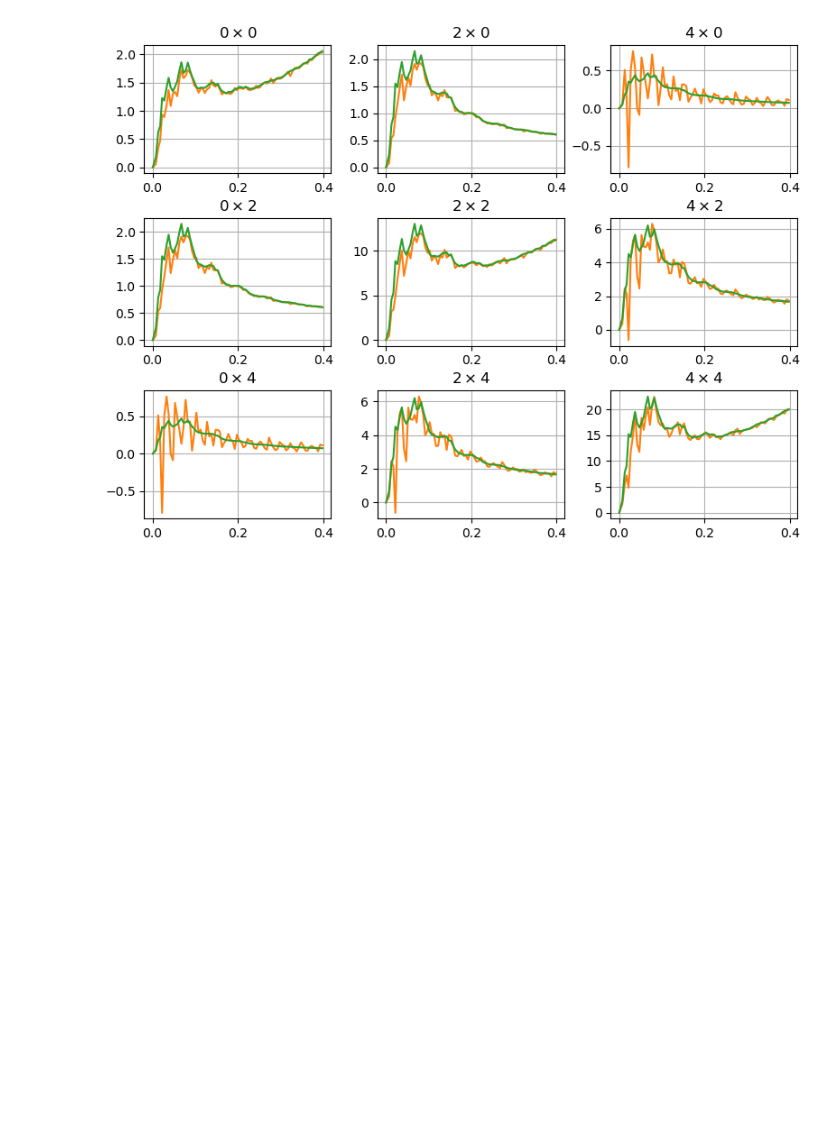
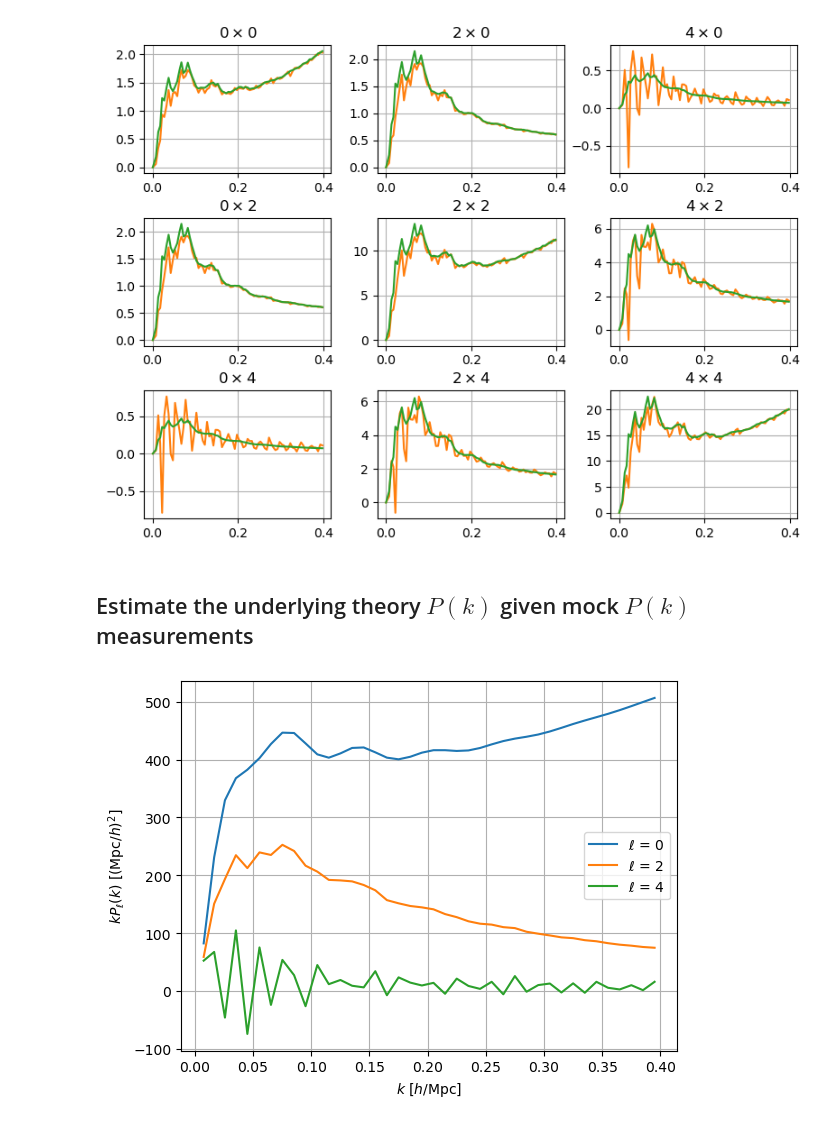
Before and after one commit to adematti/jax-power, a Jupyter notebook: nb/disconnected_covariance.ipynb, the cells around one changed output. Saved outputs shown, nothing was run; the diff lists cells and outputs as text; code cells hidden in the pictures; blank space fills up the shorter version.

```diff
--- a/nb/disconnected_covariance.ipynb
+++ b/nb/disconnected_covariance.ipynb
@@ -72,3 +76,26 @@ covmat_smooth.plot_diag(ytransform = lambda x, y: x**4 * y, color='C2', fig=fig,
 # %% [output]
 [figure]
 [figure]
+# %% [markdown]
+## Estimate the underlying theory $P(k)$ given mock $P(k)$ measurements
+# %%
+# Let's generate some mocks with the above-defined theory
+from jaxpower import generate_anisotropic_gaussian_mesh, compute_mesh2_spectrum
+from jax import random
+
+mattrs = MeshAttrs(boxsize=1000., meshsize=128)
+bin = BinMesh2Spectrum(mattrs, edges={'min': 0, 'step': 0.01}, ells=(0, 2, 4))
+list_mocks = []
+for imock in range(3):
+    seed = random.key(imock)
+    los = 'z'
+    # Setting unitary_amplitude = True to reduce noise (actually, there is no noise at all, so no need for multiple realizations)
+    mesh = generate_anisotropic_gaussian_mesh(mattrs, poles=theory, los=los, seed=seed, unitary_amplitude=True)
+    power = compute_mesh2_spectrum(mesh, bin=bin, los=los)
+    list_mocks.append(power)
+# %%
+# The mean power spectrum, with oscillations due to mesh resolution effects
+mean = power.mean(list_mocks)
+mean.plot(show=True);
+# %% [output]
+[figure, added]
```
Also changed, not shown: parts of 11 cells of this notebook, 3 other files.
